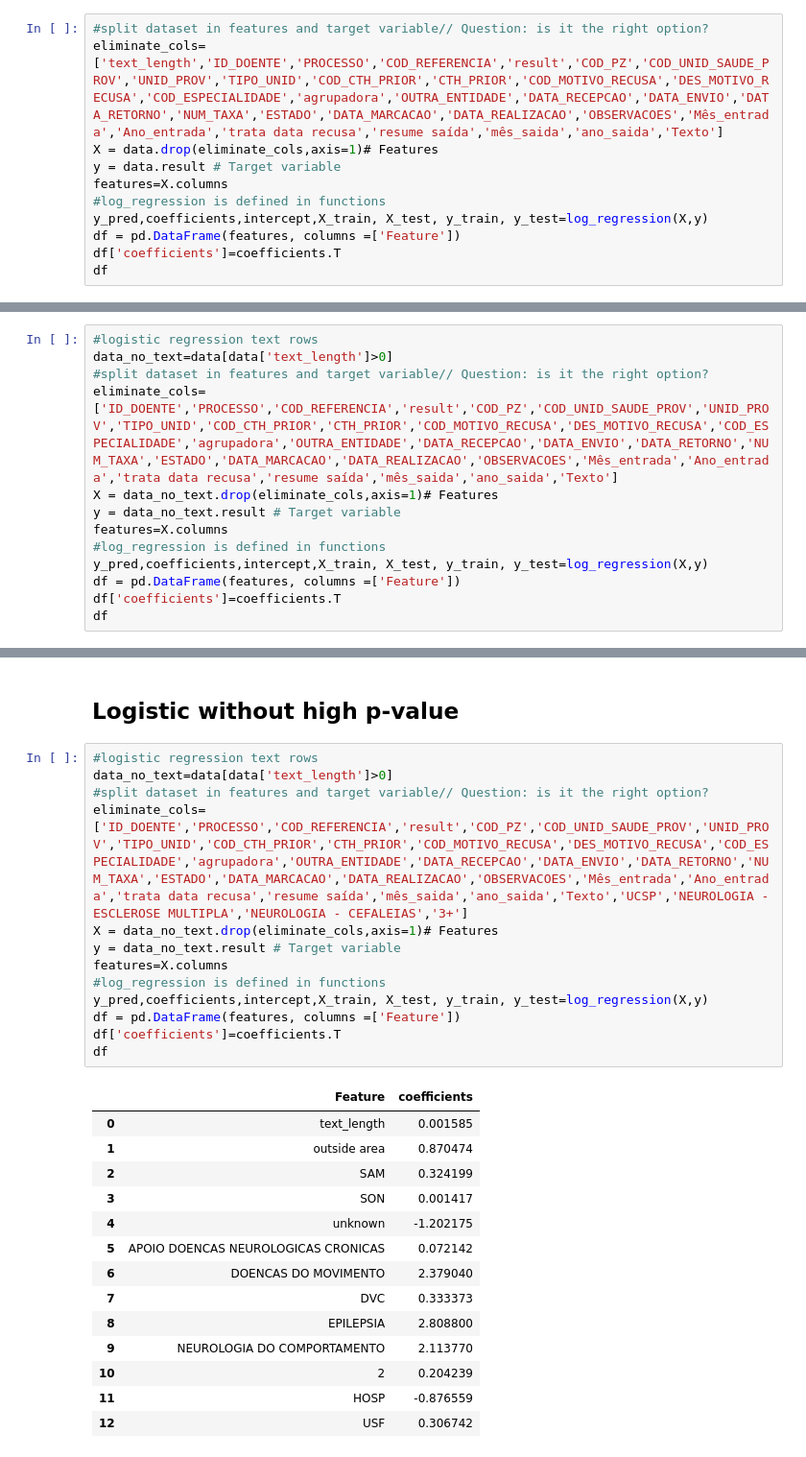
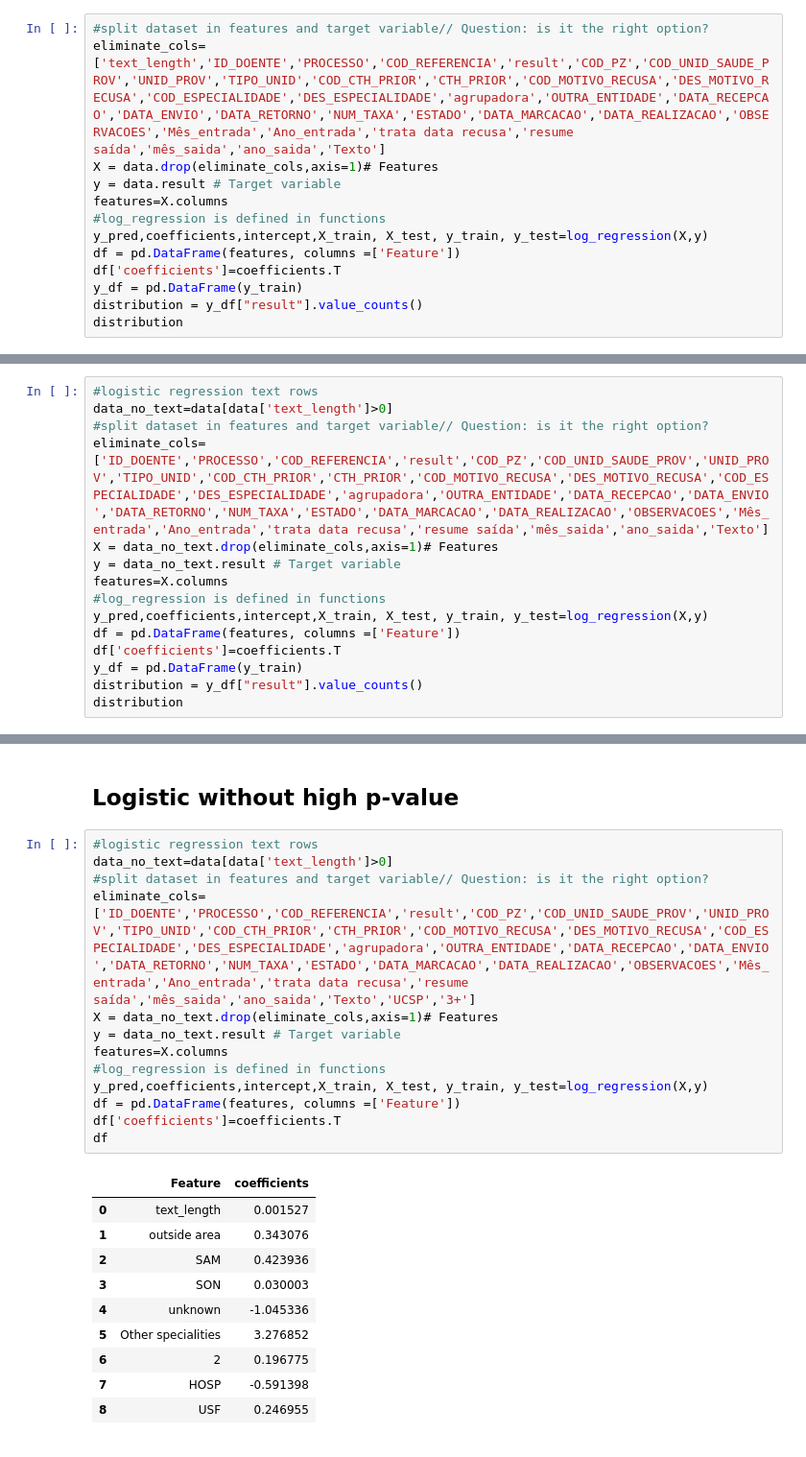
Before and after one commit to Data-Science-Knowledge-Center-Nova-SBE/PBL-HGO, a Jupyter notebook: logistic_regression.ipynb, the cells around one changed output, grey strips where cells are left out. Shown at 96% size. Cells and saved outputs as stored; diff of their text form.

```diff
--- a/logistic_regression.ipynb
+++ b/logistic_regression.ipynb
@@ -110,7 +109,7 @@ Index([                          'ID_DOENTE',
 features and coefficients
 # %%
 #split dataset in features and target variable// Question: is it the right option?
-eliminate_cols=['text_length','ID_DOENTE','PROCESSO','COD_REFERENCIA','result','COD_PZ','COD_UNID_SAUDE_PROV','UNID_PROV','TIPO_UNID','COD_CTH_PRIOR','CTH_PRIOR','COD_MOTIVO_RECUSA','DES_MOTIVO_RECUSA','COD_ESPECIALIDADE','agrupadora','OUTRA_ENTIDADE','DATA_RECEPCAO','DATA_ENVIO','DATA_RETORNO','NUM_TAXA','ESTADO','DATA_MARCACAO','DATA_REALIZACAO','OBSERVACOES','Mês_entrada','Ano_entrada','trata data recusa','resume saída','mês_saida','ano_saida','Texto']
+eliminate_cols=['text_length','ID_DOENTE','PROCESSO','COD_REFERENCIA','result','COD_PZ','COD_UNID_SAUDE_PROV','UNID_PROV','TIPO_UNID','COD_CTH_PRIOR','CTH_PRIOR','COD_MOTIVO_RECUSA','DES_MOTIVO_RECUSA','COD_ESPECIALIDADE','DES_ESPECIALIDADE','agrupadora','OUTRA_ENTIDADE','DATA_RECEPCAO','DATA_ENVIO','DATA_RETORNO','NUM_TAXA','ESTADO','DATA_MARCACAO','DATA_REALIZACAO','OBSERVACOES','Mês_entrada','Ano_entrada','trata data recusa','resume saída','mês_saida','ano_saida','Texto']
 X = data.drop(eliminate_cols,axis=1)# Features
 y = data.result # Target variable
 features=X.columns
@@ -118,5 +117,7 @@ features=X.columns
 y_pred,coefficients,intercept,X_train, X_test, y_train, y_test=log_regression(X,y)
 df = pd.DataFrame(features, columns =['Feature'])
 df['coefficients']=coefficients.T
-df
+y_df = pd.DataFrame(y_train)
+distribution = y_df["result"].value_counts()
+distribution
 # %% [output]
@@ -212,7 +193,7 @@ p_value(X,y)
 #logistic regression text rows
 data_no_text=data[data['text_length']>0]
 #split dataset in features and target variable// Question: is it the right option?
-eliminate_cols=['ID_DOENTE','PROCESSO','COD_REFERENCIA','result','COD_PZ','COD_UNID_SAUDE_PROV','UNID_PROV','TIPO_UNID','COD_CTH_PRIOR','CTH_PRIOR','COD_MOTIVO_RECUSA','DES_MOTIVO_RECUSA','COD_ESPECIALIDADE','agrupadora','OUTRA_ENTIDADE','DATA_RECEPCAO','DATA_ENVIO','DATA_RETORNO','NUM_TAXA','ESTADO','DATA_MARCACAO','DATA_REALIZACAO','OBSERVACOES','Mês_entrada','Ano_entrada','trata data recusa','resume saída','mês_saida','ano_saida','Texto']
+eliminate_cols=['ID_DOENTE','PROCESSO','COD_REFERENCIA','result','COD_PZ','COD_UNID_SAUDE_PROV','UNID_PROV','TIPO_UNID','COD_CTH_PRIOR','CTH_PRIOR','COD_MOTIVO_RECUSA','DES_MOTIVO_RECUSA','COD_ESPECIALIDADE','DES_ESPECIALIDADE','agrupadora','OUTRA_ENTIDADE','DATA_RECEPCAO','DATA_ENVIO','DATA_RETORNO','NUM_TAXA','ESTADO','DATA_MARCACAO','DATA_REALIZACAO','OBSERVACOES','Mês_entrada','Ano_entrada','trata data recusa','resume saída','mês_saida','ano_saida','Texto']
 X = data_no_text.drop(eliminate_cols,axis=1)# Features
 y = data_no_text.result # Target variable
 features=X.columns
@@ -220,5 +201,7 @@ features=X.columns
 y_pred,coefficients,intercept,X_train, X_test, y_train, y_test=log_regression(X,y)
 df = pd.DataFrame(features, columns =['Feature'])
 df['coefficients']=coefficients.T
-df
+y_df = pd.DataFrame(y_train)
+distribution = y_df["result"].value_counts()
+distribution
 # %% [output]
@@ -320,31 +275,27 @@ p_value(X,y)
 # %%
 #logistic regression text rows
 data_no_text=data[data['text_length']>0]
 #split dataset in features and target variable// Question: is it the right option?
-eliminate_cols=['ID_DOENTE','PROCESSO','COD_REFERENCIA','result','COD_PZ','COD_UNID_SAUDE_PROV','UNID_PROV','TIPO_UNID','COD_CTH_PRIOR','CTH_PRIOR','COD_MOTIVO_RECUSA','DES_MOTIVO_RECUSA','COD_ESPECIALIDADE','agrupadora','OUTRA_ENTIDADE','DATA_RECEPCAO','DATA_ENVIO','DATA_RETORNO','NUM_TAXA','ESTADO','DATA_MARCACAO','DATA_REALIZACAO','OBSERVACOES','Mês_entrada','Ano_entrada','trata data recusa','resume saída','mês_saida','ano_saida','Texto','UCSP','NEUROLOGIA - ESCLEROSE MULTIPLA','NEUROLOGIA - CEFALEIAS','3+']
+eliminate_cols=['ID_DOENTE','PROCESSO','COD_REFERENCIA','result','COD_PZ','COD_UNID_SAUDE_PROV','UNID_PROV','TIPO_UNID','COD_CTH_PRIOR','CTH_PRIOR','COD_MOTIVO_RECUSA','DES_MOTIVO_RECUSA','COD_ESPECIALIDADE','DES_ESPECIALIDADE','agrupadora','OUTRA_ENTIDADE','DATA_RECEPCAO','DATA_ENVIO','DATA_RETORNO','NUM_TAXA','ESTADO','DATA_MARCACAO','DATA_REALIZACAO','OBSERVACOES','Mês_entrada','Ano_entrada','trata data recusa','resume saída','mês_saida','ano_saida','Texto','UCSP','3+']
 X = data_no_text.drop(eliminate_cols,axis=1)# Features
 y = data_no_text.result # Target variable
 features=X.columns
 #log_regression is defined in functions
 y_pred,coefficients,intercept,X_train, X_test, y_train, y_test=log_regression(X,y)
 df = pd.DataFrame(features, columns =['Feature'])
 df['coefficients']=coefficients.T
 df
 # %% [output]
 |  | Feature | coefficients |
-| 0 | text_length | 0.001585 |
-| 1 | outside area | 0.870474 |
-| 2 | SAM | 0.324199 |
-| 3 | SON | 0.001417 |
-| 4 | unknown | -1.202175 |
-| 5 | APOIO DOENCAS NEUROLOGICAS CRONICAS | 0.072142 |
-| 6 | DOENCAS DO MOVIMENTO | 2.379040 |
-| 7 | DVC | 0.333373 |
-| 8 | EPILEPSIA | 2.808800 |
-| 9 | NEUROLOGIA DO COMPORTAMENTO | 2.113770 |
-| 10 | 2 | 0.204239 |
-| 11 | HOSP | -0.876559 |
-| 12 | USF | 0.306742 |
+| 0 | text_length | 0.001527 |
+| 1 | outside area | 0.343076 |
+| 2 | SAM | 0.423936 |
+| 3 | SON | 0.030003 |
+| 4 | unknown | -1.045336 |
+| 5 | Other specialities | 3.276852 |
+| 6 | 2 | 0.196775 |
+| 7 | HOSP | -0.591398 |
+| 8 | USF | 0.246955 |
 # %%
 # Evaluate the accuracy of the model
 accuracy = accuracy_score(y_test, y_pred)
```
Also changed, not shown: parts of 11 cells of this notebook, 1 other file.
